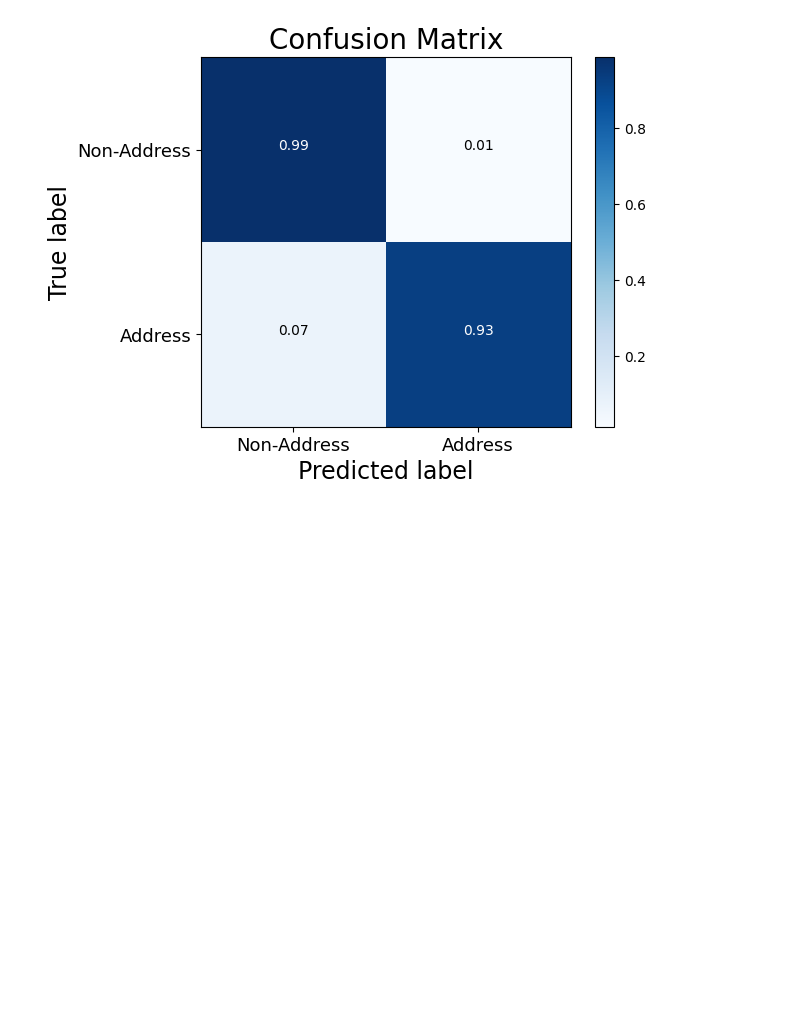
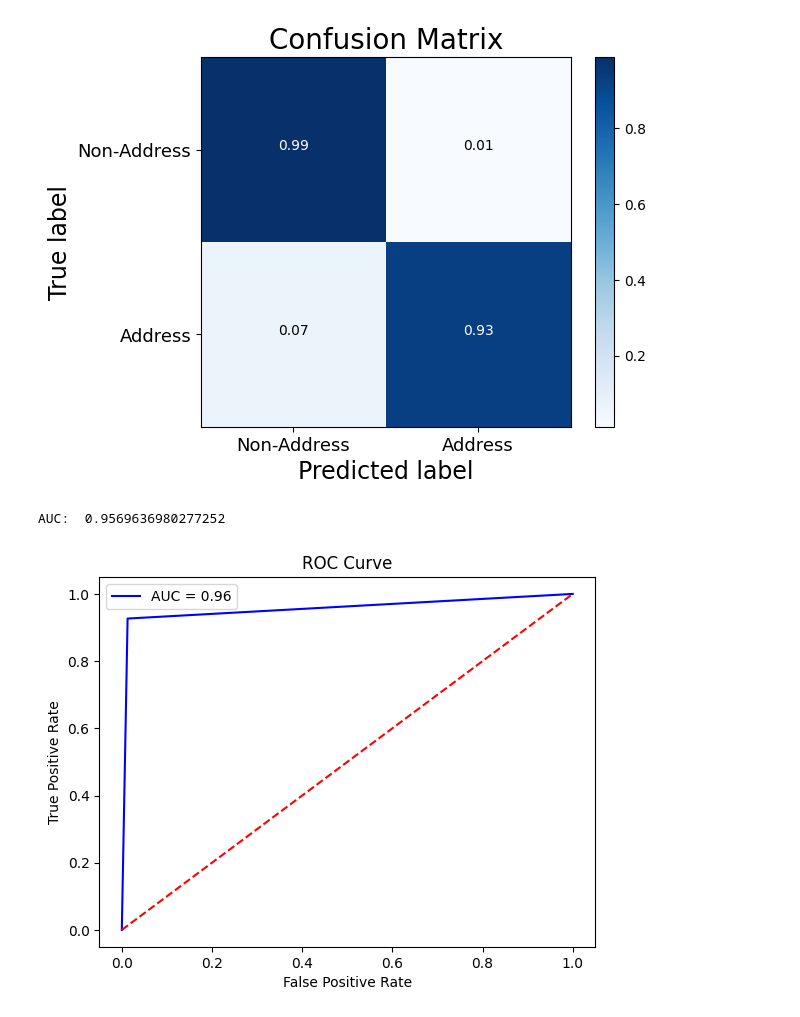
Before and after one commit to delattre1/Insper-PF-NLP, a Jupyter notebook: ready_to_use_deepparse.ipynb, the cells around one changed output. Drawn from its saved outputs; the diff is of its cells as text; code cells hidden in the pictures; blank space fills up the shorter version.

```diff
--- a/ready_to_use_deepparse.ipynb
+++ b/ready_to_use_deepparse.ipynb
@@ -148,3 +127,29 @@ plot_confusion_matrix(cm, classes=class_names, title="Confusion Matrix")
 plt.show()
 # %% [output]
 [figure]
+# %%
+
+from sklearn.feature_extraction.text import CountVectorizer
+from sklearn.linear_model import LogisticRegression #, SGDClassifier
+from sklearn.metrics import roc_curve, roc_auc_score, auc
+
+y_true = df['is_address']
+y_pred = df['prediction']
+
+print('AUC: ', roc_auc_score(y_true, y_pred))
+false_positive_rate, true_positive_rate, thresholds = roc_curve(y_true, y_pred)
+roc_auc = auc(false_positive_rate, true_positive_rate)
+# %% [output]
+AUC:  0.9569636980277252
+# %%
+import matplotlib.pyplot as plt
+# Plot ROC curve
+plt.plot(false_positive_rate, true_positive_rate, color='blue', label=f'AUC = {roc_auc:.2f}')
+plt.plot([0, 1], [0, 1], color='red', linestyle='--')
+plt.xlabel('False Positive Rate')
+plt.ylabel('True Positive Rate')
+plt.title('ROC Curve')
+plt.legend()
+plt.show()
+# %% [output]
+[figure, added]
```
Also changed, not shown: parts of 6 cells of this notebook, 4 other files.
